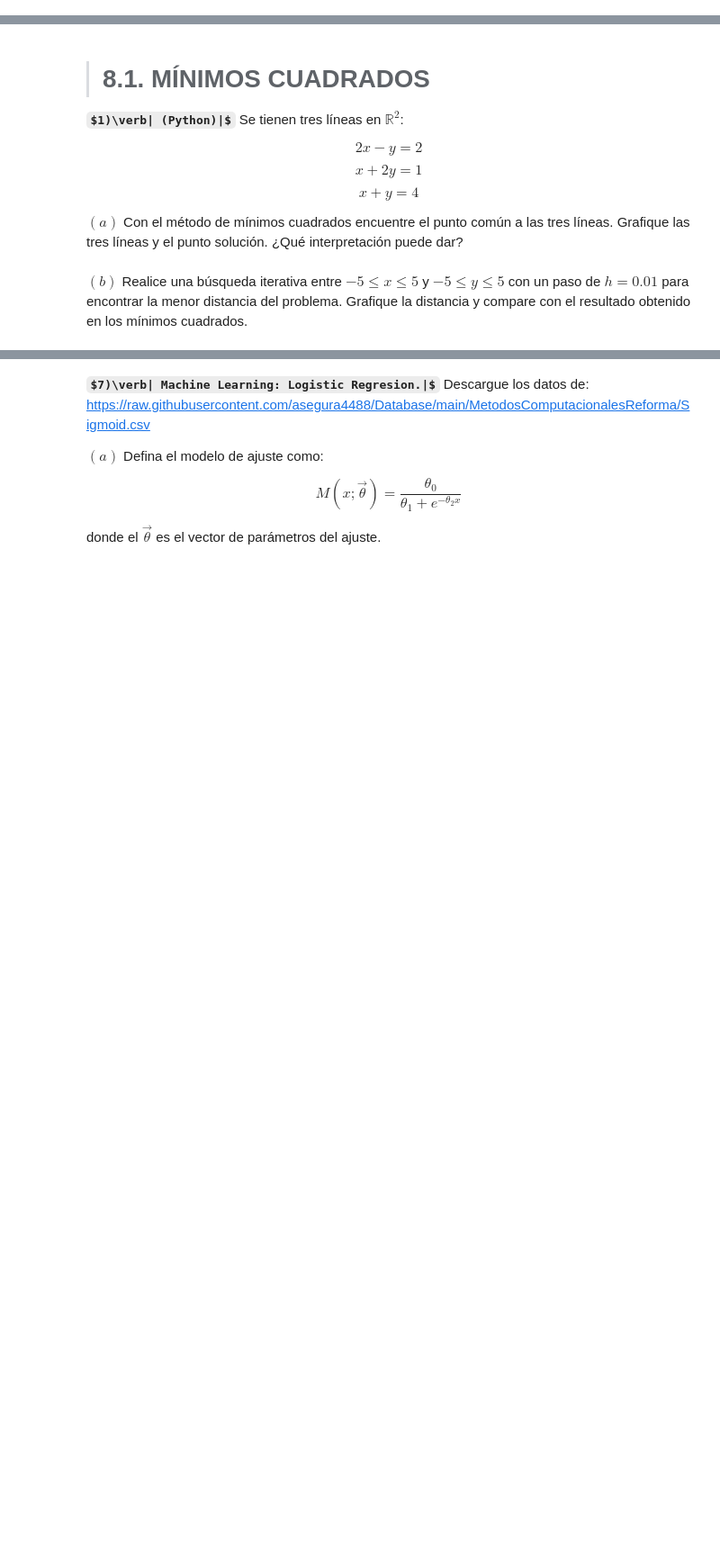
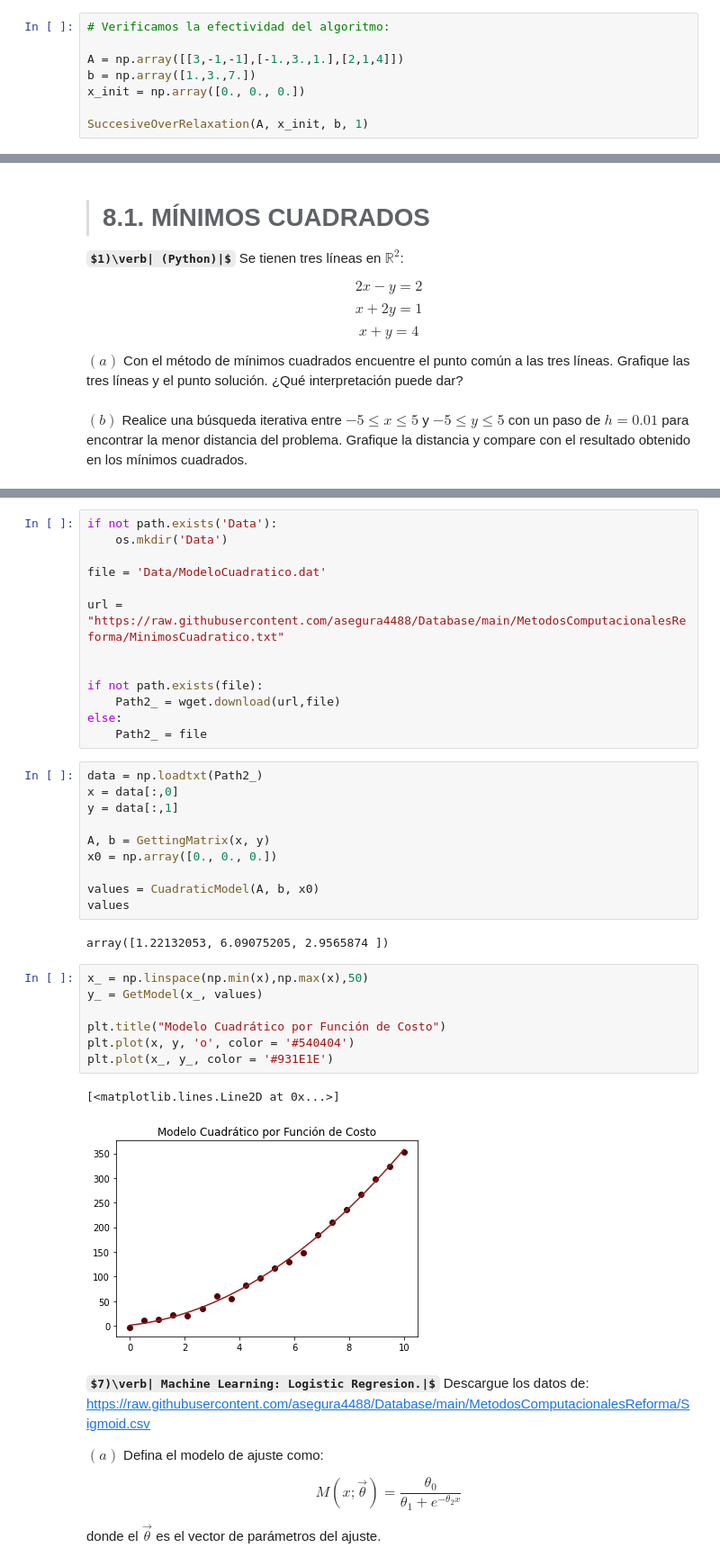
Before and after one commit to ThomasAnkhe/Metodos1_ClaudiaCuellar-ThomasAndrade, a Jupyter notebook: Tercer Taller/Métodos_Taller3.ipynb, the cells around one changed output, grey strips where cells are left out. Shown: that part at 90% size. Cells and saved outputs as stored; diff of their text form; some formulas as TeX source; blank space fills up the shorter version.

```diff
--- a/Tercer Taller/Métodos_Taller3.ipynb
+++ b/Tercer Taller/Métodos_Taller3.ipynb
@@ -138,0 +205,8 @@ donde $i$ se refiere a la componente del vector, el índice $k$ al paso de la it
+# %%
+# Verificamos la efectividad del algoritmo:
+
+A = np.array([[3,-1,-1],[-1.,3.,1.],[2,1,4]])
+b = np.array([1.,3.,7.])
+x_init = np.array([0., 0., 0.])
+
+SuccesiveOverRelaxation(A, x_init, b, 1)
@@ -576,3 +975,38 @@ $$\sum_{i = 1}^{n} \left[a_{0}x_{i}^{2} + a_{1}x_{i}^{3} + a_{2}x_{i}^{4}  = x_{
+# %%
+if not path.exists('Data'):
+    os.mkdir('Data')
+
+file = 'Data/ModeloCuadratico.dat'
+
+url = "https://raw.githubusercontent.com/asegura4488/Database/main/MetodosComputacionalesReforma/MinimosCuadratico.txt"
+
+
+if not path.exists(file):
+    Path2_ = wget.download(url,file)
+else:
+    Path2_ = file
+# %%
+data = np.loadtxt(Path2_)
+x = data[:,0]
+y = data[:,1]
+
+A, b = GettingMatrix(x, y)
+x0 = np.array([0., 0., 0.])
+
+values = CuadraticModel(A, b, x0)
+values
+# %% [output]
+array([1.22132053, 6.09075205, 2.9565874 ])
+# %%
+x_ = np.linspace(np.min(x),np.max(x),50)
+y_ = GetModel(x_, values)
+
+plt.title("Modelo Cuadrático por Función de Costo")
+plt.plot(x, y, 'o', color = '#540404')
+plt.plot(x_, y_, color = '#931E1E')
+# %% [output]
+[<matplotlib.lines.Line2D at 0x...>]
+[figure, added]
 # %% [markdown]
 **$7)\verb| Machine Learning: Logistic Regresion.|$** Descargue los datos de: https://raw.githubusercontent.com/asegura4488/Database/main/MetodosComputacionalesReforma/Sigmoid.csv
 
```
Also changed, not shown: parts of 33 cells of this notebook, 2 other files.
